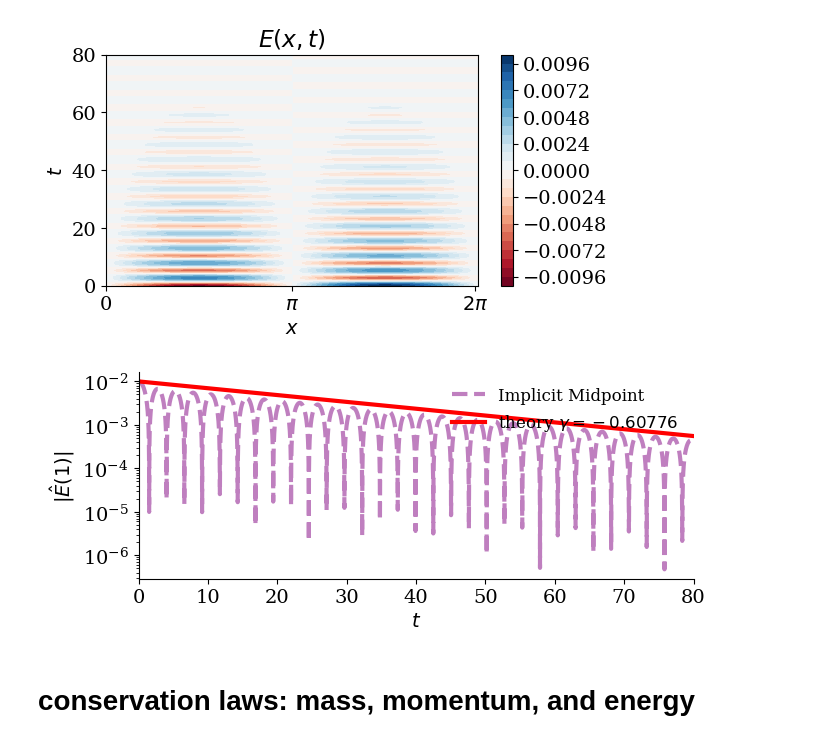
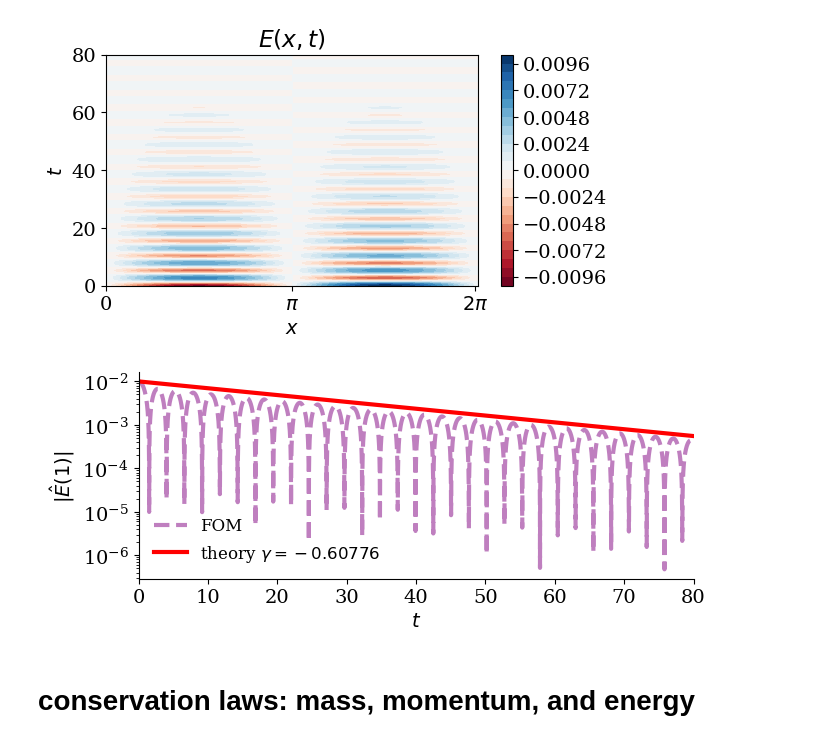
Before and after one commit to opaliss/HermiteFD-ROM, a Jupyter notebook: FOM/weak_landau_damping_FOM.ipynb, the cells around one changed output. Saved outputs shown, nothing was run; the diff lists cells and outputs as text; code cells hidden in the pictures.

```diff
--- a/FOM/weak_landau_damping_FOM.ipynb
+++ b/FOM/weak_landau_damping_FOM.ipynb
@@ -33,7 +33,7 @@ setup = SimulationSetupFOM(Nx=151,
                            T0=0,
                            T=80,
                            nu=10,
-                           problem_dir="linear_landau",
+                           problem_dir="weak_landau",
                            construct_B=False)
 # %%
 # ions (unperturbed)
@@ -49,8 +49,8 @@ x = np.linspace(0, setup.L, setup.Nx+1)
 skip = 1
 # load the simulation results
 # save results
-sol_midpoint_u = np.load("../data/FOM/linear_landau/sample_" + str(setup.alpha_e) + "/sol_FOM_u_" + str(setup.Nv) + "_alpha_" + str(setup.alpha_e) + "_" + str(setup.T0) + "_" + str(setup.T) + ".npy")
-sol_midpoint_t = np.load("../data/FOM/linear_landau/sample_" + str(setup.alpha_e) + "/sol_FOM_t_" + str(setup.Nv) + "_alpha_" + str(setup.alpha_e) + "_" + str(setup.T0) + "_" + str(setup.T) + ".npy")
+sol_midpoint_u = np.load("../data/FOM/weak_landau/sample_" + str(setup.alpha_e) + "/sol_FOM_u_" + str(setup.Nv) + "_alpha_" + str(setup.alpha_e) + "_" + str(setup.T0) + "_" + str(setup.T) + ".npy")
+sol_midpoint_t = np.load("../data/FOM/weak_landau/sample_" + str(setup.alpha_e) + "/sol_FOM_t_" + str(setup.Nv) + "_alpha_" + str(setup.alpha_e) + "_" + str(setup.T0) + "_" + str(setup.T) + ".npy")
 
 dt = 0.01 * skip
 
@@ -108,20 +108,19 @@ _ = ax.set_ylabel("$t$")
 # %%
 # plot the electric field damping rate
 fig, ax = plt.subplots(figsize=(7, 3))
-ax.plot(sol_midpoint_t, np.max(E_midpoint, axis=0), "--", c="purple", alpha=0.5, linewidth=3, label="Implicit Midpoint")
+ax.plot(sol_midpoint_t, np.max(E_midpoint, axis=0), "--", c="purple", alpha=0.5, linewidth=3, label="FOM")
 ax.plot(sol_midpoint_t, 0.01*np.exp(-0.0362*sol_midpoint_t), linewidth=3, color="red", label=r"theory $\gamma = -0.60776$")
 
 ax.set_yscale("log")
 ax.spines['right'].set_visible(False)
 ax.spines['top'].set_visible(False)
 ax.set_ylabel("$|\hat{E}(1)|$")
 ax.set_xlabel("$ t$")
 ax.set_xlim(0, setup.T)
-legend = ax.legend(ncols=1, fancybox=False, shadow=False, fontsize=12, loc='upper right')
+legend = ax.legend(ncols=1, fancybox=False, shadow=False, fontsize=12, loc='lower left')
 legend.get_frame().set_alpha(0)
 plt.tight_layout()
-#plt.savefig("../figs/FOM/linear_landau/electric_field_damping_rate_" + str(setup.Nv) + ".png", dpi=600)
 # %% [output]
-[figure, old version]
+[figure, new version]
 # %%
 # save the electric field
```
Also changed, not shown: parts of 17 cells of this notebook, 2 other files.
